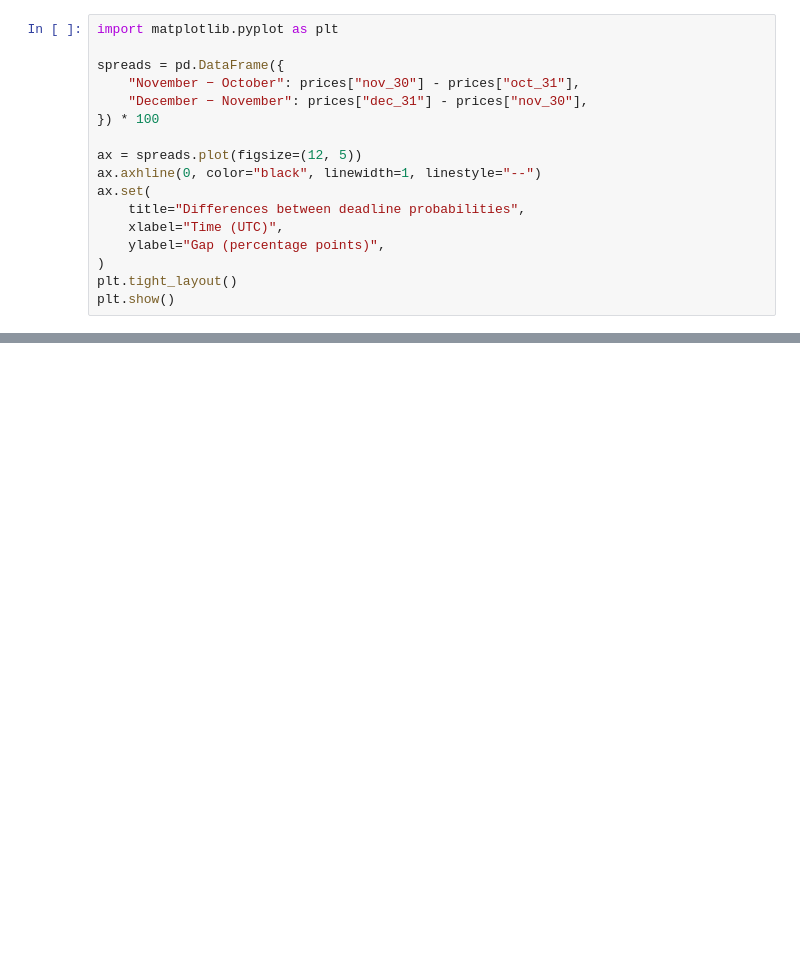
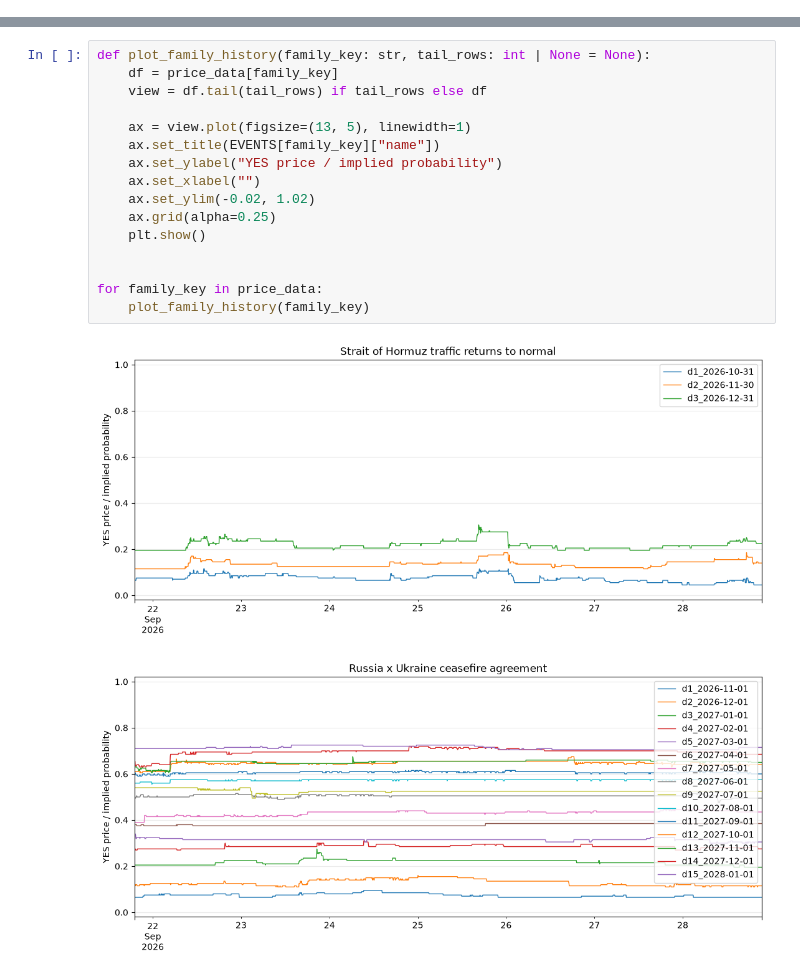
Before and after one commit to paulbeka/polytrader, a Jupyter notebook: 03_time_testing.ipynb, the cells around one changed output, grey strips where cells are left out. Saved outputs shown, nothing was run; the diff lists cells and outputs as text; blank space fills up the shorter version.

Commit message:
added some exploration into time curves

```diff
--- a/03_time_testing.ipynb
+++ b/03_time_testing.ipynb
@@ -267,17 +435,0 @@ No episodes exceed the assumed costs.
-# %%
-import matplotlib.pyplot as plt
-
-spreads = pd.DataFrame({
-    "November − October": prices["nov_30"] - prices["oct_31"],
-    "December − November": prices["dec_31"] - prices["nov_30"],
-}) * 100
-
-ax = spreads.plot(figsize=(12, 5))
-ax.axhline(0, color="black", linewidth=1, linestyle="--")
-ax.set(
-    title="Differences between deadline probabilities",
-    xlabel="Time (UTC)",
-    ylabel="Gap (percentage points)",
-)
-plt.tight_layout()
-plt.show()
@@ -285,0 +440,19 @@ plt.show()
+# %%
+def plot_family_history(family_key: str, tail_rows: int | None = None):
+    df = price_data[family_key]
+    view = df.tail(tail_rows) if tail_rows else df
+
+    ax = view.plot(figsize=(13, 5), linewidth=1)
+    ax.set_title(EVENTS[family_key]["name"])
+    ax.set_ylabel("YES price / implied probability")
+    ax.set_xlabel("")
+    ax.set_ylim(-0.02, 1.02)
+    ax.grid(alpha=0.25)
+    plt.show()
+
+
+for family_key in price_data:
+    plot_family_history(family_key)
+# %% [output]
+[figure, added]
+[figure, added]
```
Also changed, not shown: parts of 37 cells of this notebook, 1 other file.
